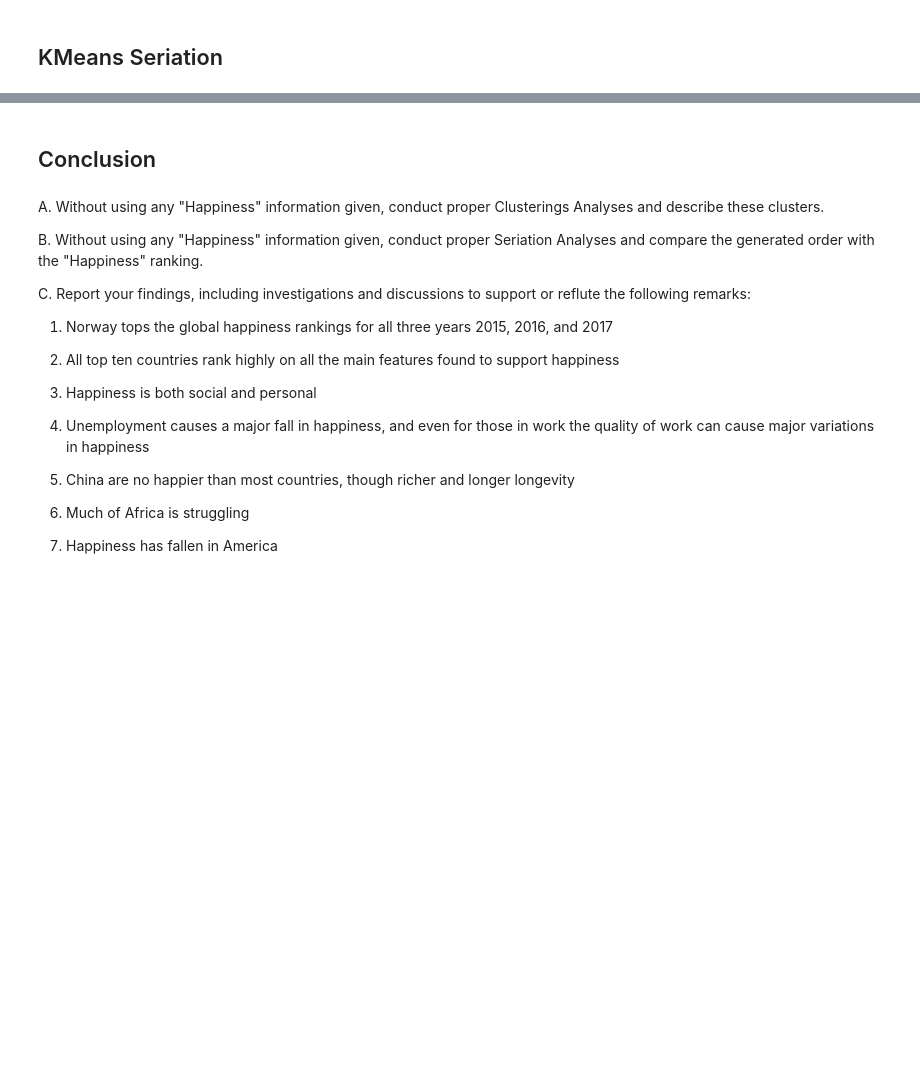
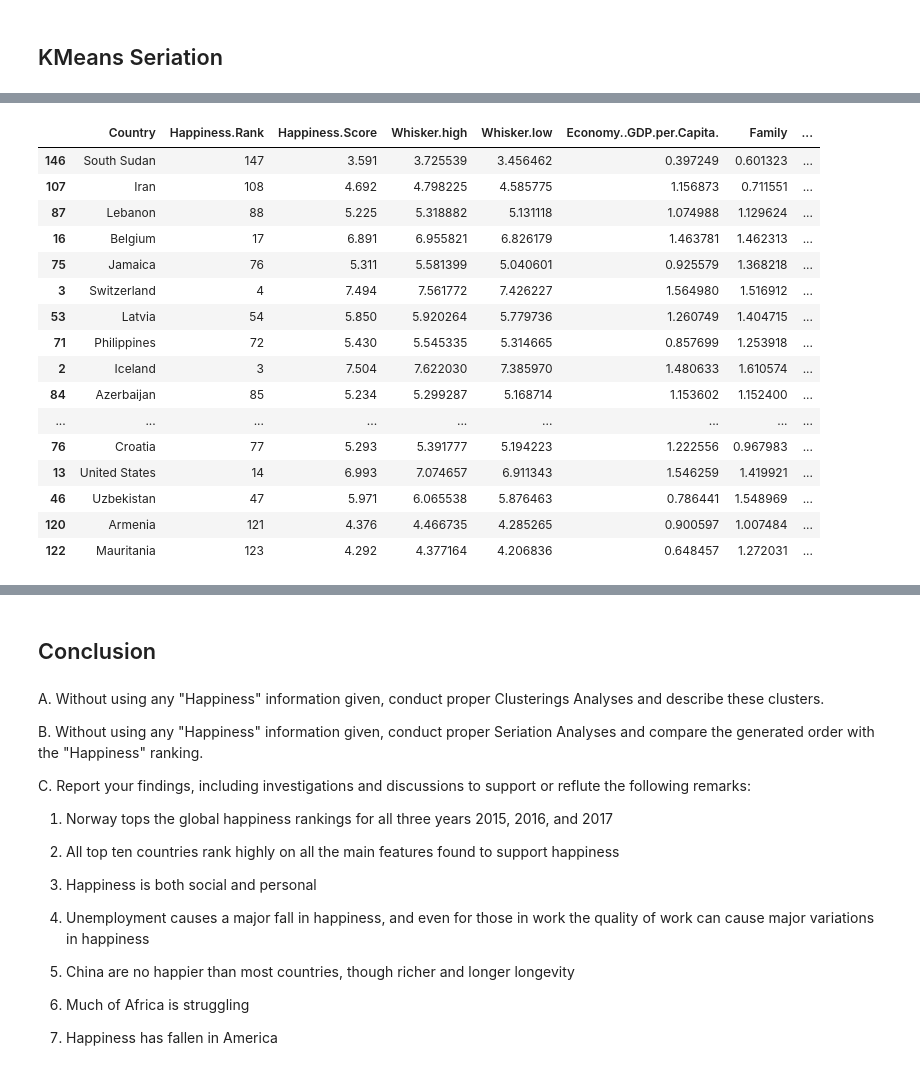
Before and after one commit to rohitkyadv/STAT517, a Jupyter notebook: Question1_Pro2.ipynb, the cells around one changed output, grey strips where cells are left out. Drawn from its saved outputs; the diff is of its cells as text; code cells hidden in the pictures; blank space fills up the shorter version.

```diff
--- a/Question1_Pro2.ipynb
+++ b/Question1_Pro2.ipynb
@@ -503,0 +642,20 @@ data2015original.nsmallest(20,'kmeans')
+# %%
+data2017original.nlargest(20,'kmeans')
+# %% [output]
+|  | Country | Happiness.Rank | Happiness.Score | Whisker.high | Whisker.low | Economy..GDP.per.Capita. | Family | ... |
+| 146 | South Sudan | 147 | 3.591 | 3.725539 | 3.456462 | 0.397249 | 0.601323 | ... |
+| 107 | Iran | 108 | 4.692 | 4.798225 | 4.585775 | 1.156873 | 0.711551 | ... |
+| 87 | Lebanon | 88 | 5.225 | 5.318882 | 5.131118 | 1.074988 | 1.129624 | ... |
+| 16 | Belgium | 17 | 6.891 | 6.955821 | 6.826179 | 1.463781 | 1.462313 | ... |
+| 75 | Jamaica | 76 | 5.311 | 5.581399 | 5.040601 | 0.925579 | 1.368218 | ... |
+| 3 | Switzerland | 4 | 7.494 | 7.561772 | 7.426227 | 1.564980 | 1.516912 | ... |
+| 53 | Latvia | 54 | 5.850 | 5.920264 | 5.779736 | 1.260749 | 1.404715 | ... |
+| 71 | Philippines | 72 | 5.430 | 5.545335 | 5.314665 | 0.857699 | 1.253918 | ... |
+| 2 | Iceland | 3 | 7.504 | 7.622030 | 7.385970 | 1.480633 | 1.610574 | ... |
+| 84 | Azerbaijan | 85 | 5.234 | 5.299287 | 5.168714 | 1.153602 | 1.152400 | ... |
+| ... | ... | ... | ... | ... | ... | ... | ... | ... |
+| 76 | Croatia | 77 | 5.293 | 5.391777 | 5.194223 | 1.222556 | 0.967983 | ... |
+| 13 | United States | 14 | 6.993 | 7.074657 | 6.911343 | 1.546259 | 1.419921 | ... |
+| 46 | Uzbekistan | 47 | 5.971 | 6.065538 | 5.876463 | 0.786441 | 1.548969 | ... |
+| 120 | Armenia | 121 | 4.376 | 4.466735 | 4.285265 | 0.900597 | 1.007484 | ... |
+| 122 | Mauritania | 123 | 4.292 | 4.377164 | 4.206836 | 0.648457 | 1.272031 | ... |
```
Also changed, not shown: parts of 10 cells of this notebook.
